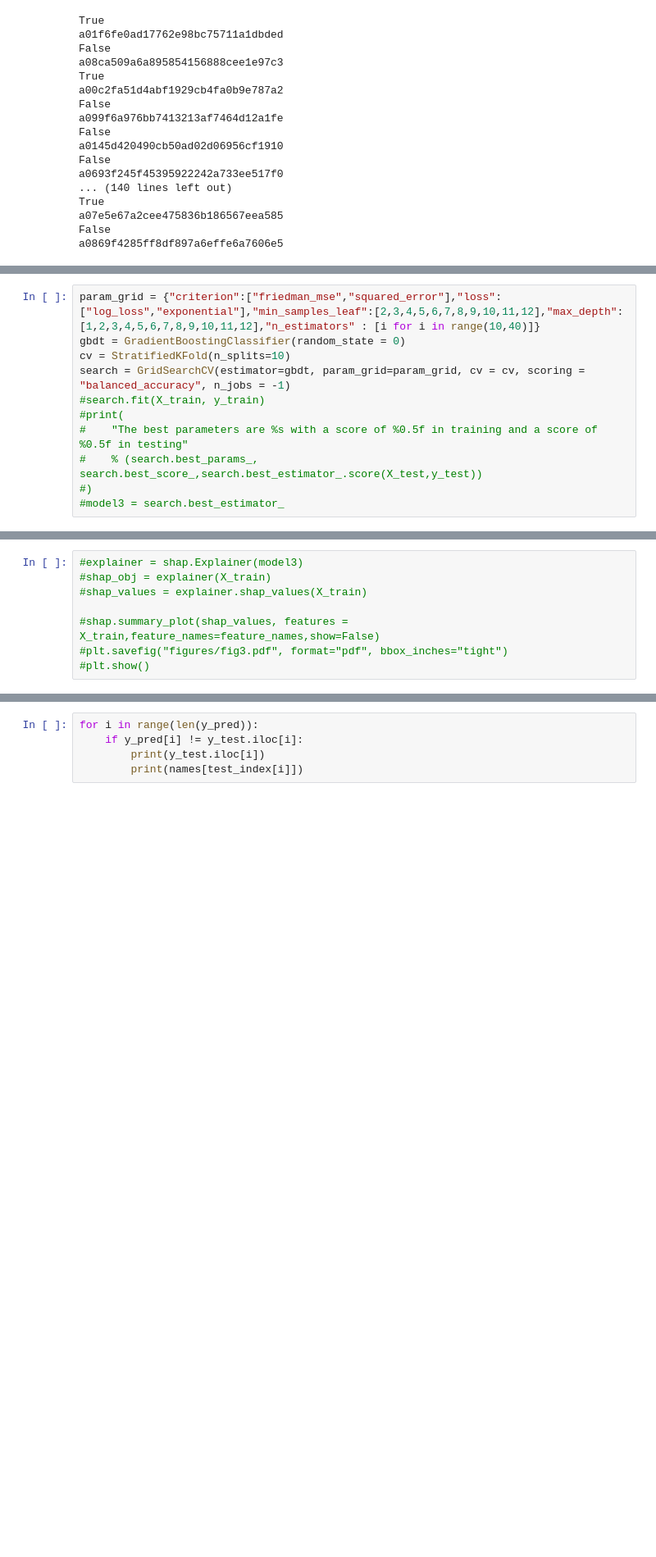
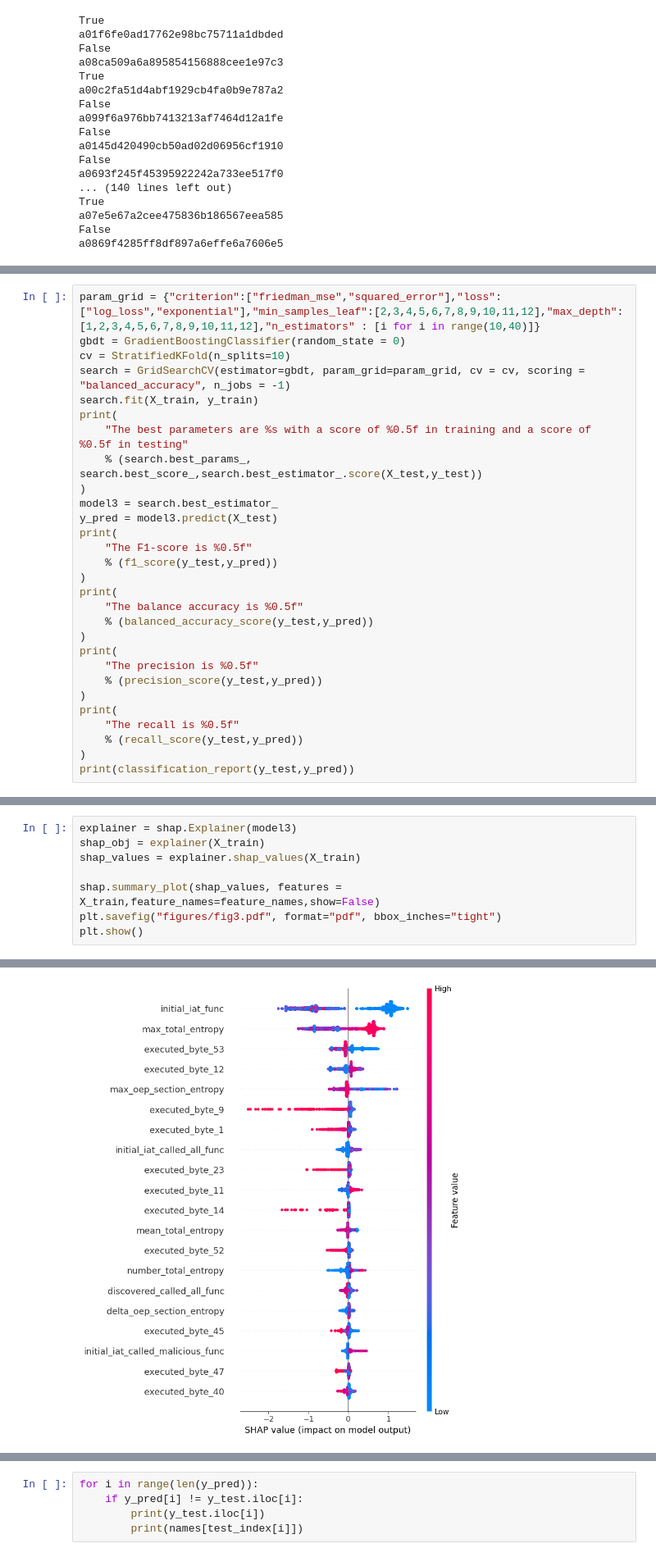
Before and after one commit to dimitriwauters/PANDI, a Jupyter notebook: ML_shadow.ipynb, the cells around one changed output, grey strips where cells are left out. Shown at 82% size. Cells and saved outputs as stored; diff of their text form; blank space fills up the shorter version.

```diff
--- a/ML_shadow.ipynb
+++ b/ML_shadow.ipynb
@@ -184,9 +184,27 @@ param_grid = {"criterion":["friedman_mse","squared_error"],"loss": ["log_loss","
 gbdt = GradientBoostingClassifier(random_state = 0)
 cv = StratifiedKFold(n_splits=10)
 search = GridSearchCV(estimator=gbdt, param_grid=param_grid, cv = cv, scoring = "balanced_accuracy", n_jobs = -1)
-#search.fit(X_train, y_train)
-#print(
-#    "The best parameters are %s with a score of %0.5f in training and a score of %0.5f in testing"
-#    % (search.best_params_, search.best_score_,search.best_estimator_.score(X_test,y_test))
-#)
-#model3 = search.best_estimator_
+search.fit(X_train, y_train)
+print(
+    "The best parameters are %s with a score of %0.5f in training and a score of %0.5f in testing"
+    % (search.best_params_, search.best_score_,search.best_estimator_.score(X_test,y_test))
+)
+model3 = search.best_estimator_
+y_pred = model3.predict(X_test)
+print(
+    "The F1-score is %0.5f"
+    % (f1_score(y_test,y_pred))
+)
+print(
+    "The balance accuracy is %0.5f"
+    % (balanced_accuracy_score(y_test,y_pred))
+)
+print(
+    "The precision is %0.5f"
+    % (precision_score(y_test,y_pred))
+)
+print(
+    "The recall is %0.5f"
+    % (recall_score(y_test,y_pred))
+)
+print(classification_report(y_test,y_pred))
@@ -193,8 +248,9 @@ search = GridSearchCV(estimator=gbdt, param_grid=param_grid, cv = cv, scoring =
 # %%
-#explainer = shap.Explainer(model3)
-#shap_obj = explainer(X_train)
-#shap_values = explainer.shap_values(X_train)
+explainer = shap.Explainer(model3)
+shap_obj = explainer(X_train)
+shap_values = explainer.shap_values(X_train)
 
-#shap.summary_plot(shap_values, features = X_train,feature_names=feature_names,show=False)
-#plt.savefig("figures/fig3.pdf", format="pdf", bbox_inches="tight")
-#plt.show()
+shap.summary_plot(shap_values, features = X_train,feature_names=feature_names,show=False)
+plt.savefig("figures/fig3.pdf", format="pdf", bbox_inches="tight")
+plt.show()
+# %% [output]
@@ -201,3 +258,4 @@ search = GridSearchCV(estimator=gbdt, param_grid=param_grid, cv = cv, scoring =
+[figure, added]
 # %%
 with open("features/static_features_" + name + ".csv", "r") as f:
   line = f.readline()
```
Also changed, not shown: parts of 9 cells of this notebook, 2 other files.
